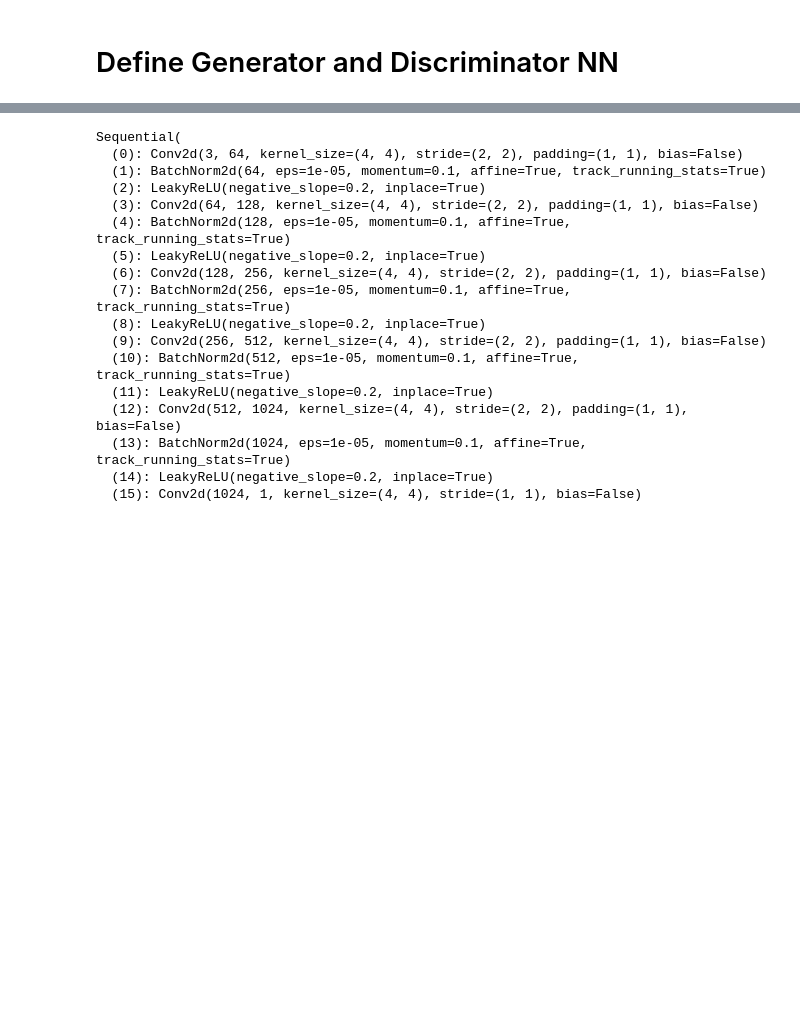
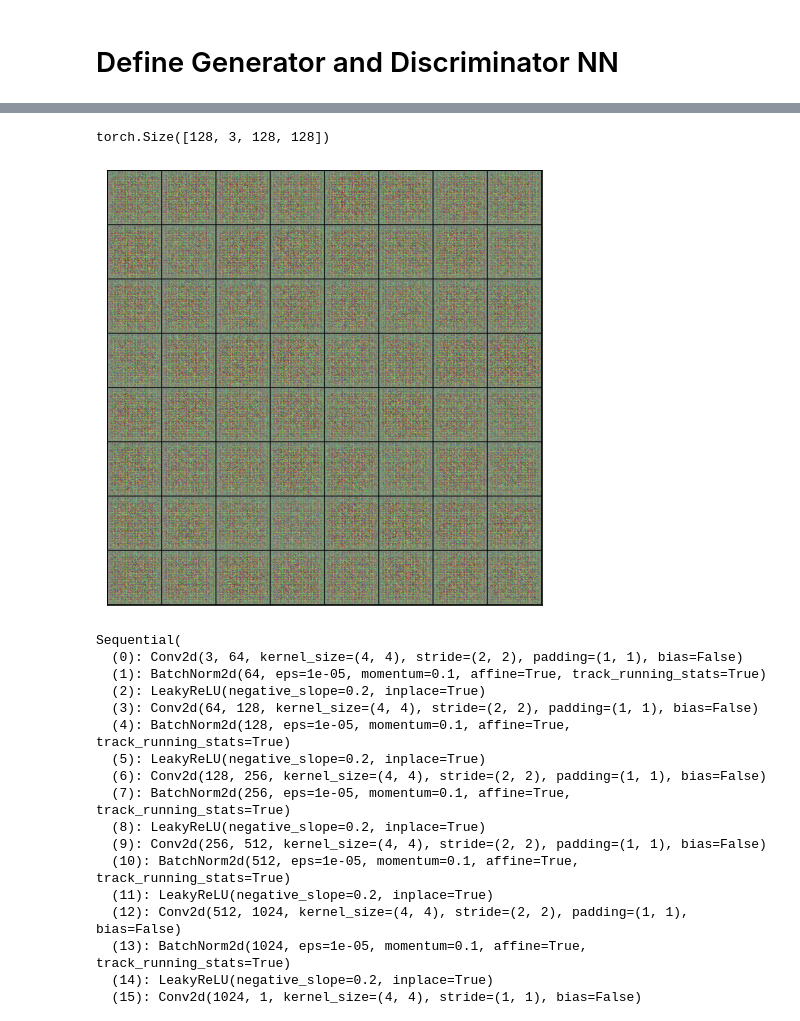
Before and after one commit to TienLungSun/PyTorch-deep-learning, a Jupyter notebook: 8.1. GAN.ipynb, the cells around one changed output, grey strips where cells are left out. Drawn from its saved outputs; the diff is of its cells as text; code cells hidden in the pictures; blank space fills up the shorter version.

```diff
--- a/8.1. GAN.ipynb
+++ b/8.1. GAN.ipynb
@@ -106,7 +134,10 @@ print(xb.shape)
 # %%
 fake_images = generator(xb.to(device))
 print(fake_images.shape)
-show_images(fake_images.cpu().detach().numpy())
+show_images(fake_images.cpu())
+# %% [output]
+torch.Size([128, 3, 128, 128])
+[figure, added]
 # %%
 discriminator = nn.Sequential(
     # in: 3 x 128 x 128
```
Also changed, not shown: parts of 33 cells of this notebook.
